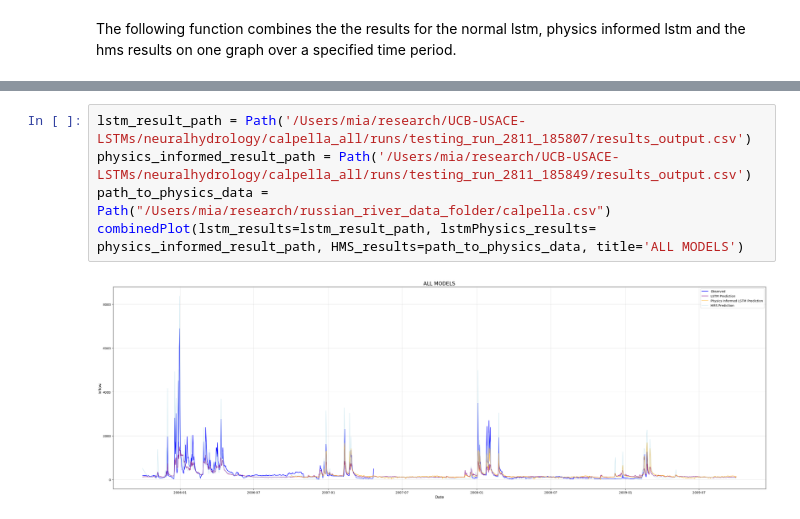
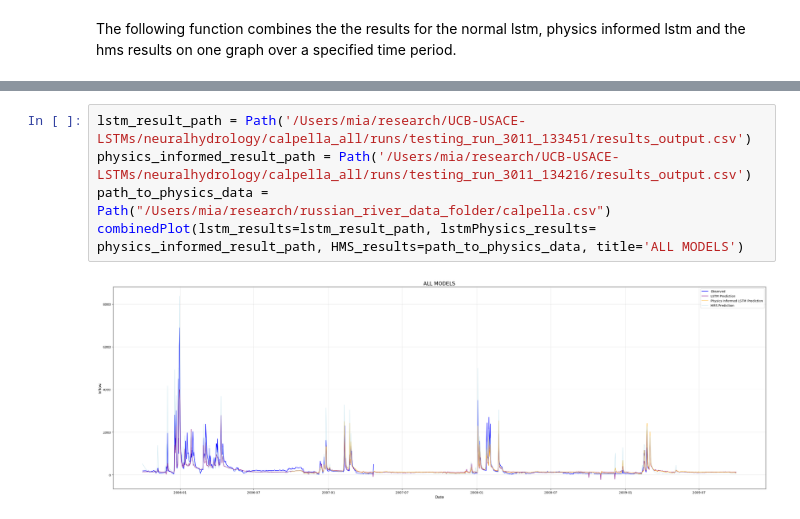
Before and after one commit to evanr1232/UCB-USACE-LSTMs, a Jupyter notebook: neuralhydrology/calpella_all/calpella_lstm_model.ipynb, the cells around one changed output, grey strips where cells are left out. Cells and saved outputs as stored; diff of their text form.

Commit message:
setup/attempted runs for all 4 basins, calpella & warm springs physics informed model are still not fixed

```diff
--- a/neuralhydrology/calpella_all/calpella_lstm_model.ipynb
+++ b/neuralhydrology/calpella_all/calpella_lstm_model.ipynb
@@ -238,9 +279,9 @@ def combinedPlot(lstm_results: Path, lstmPhysics_results: Path, HMS_results: Pat
     plt.tight_layout()
     plt.show()
 # %%
-lstm_result_path = Path('/Users/mia/research/UCB-USACE-LSTMs/neuralhydrology/calpella_all/runs/testing_run_2811_185807/results_output.csv')
-physics_informed_result_path = Path('/Users/mia/research/UCB-USACE-LSTMs/neuralhydrology/calpella_all/runs/testing_run_2811_185849/results_output.csv')
+lstm_result_path = Path('/Users/mia/research/UCB-USACE-LSTMs/neuralhydrology/calpella_all/runs/testing_run_3011_133451/results_output.csv')
+physics_informed_result_path = Path('/Users/mia/research/UCB-USACE-LSTMs/neuralhydrology/calpella_all/runs/testing_run_3011_134216/results_output.csv')
 path_to_physics_data = Path("/Users/mia/research/russian_river_data_folder/calpella.csv")
 combinedPlot(lstm_results=lstm_result_path, lstmPhysics_results= physics_informed_result_path, HMS_results=path_to_physics_data, title='ALL MODELS')
 # %% [output]
-[figure, old version]
+[figure, new version]
```
Also changed, not shown: parts of 15 cells of this notebook, 10 other files.
